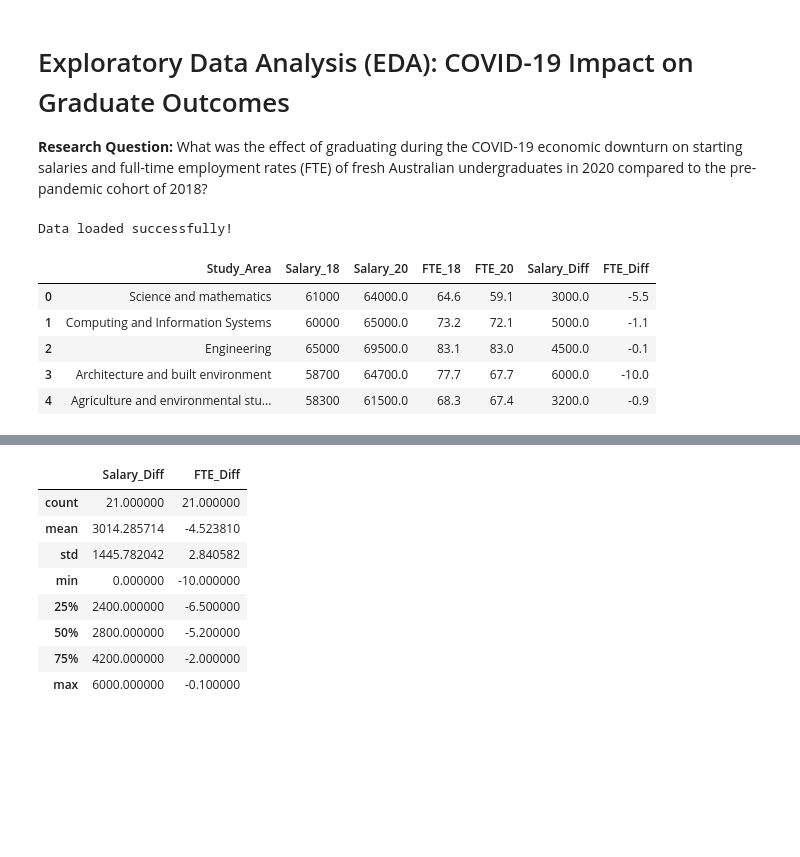
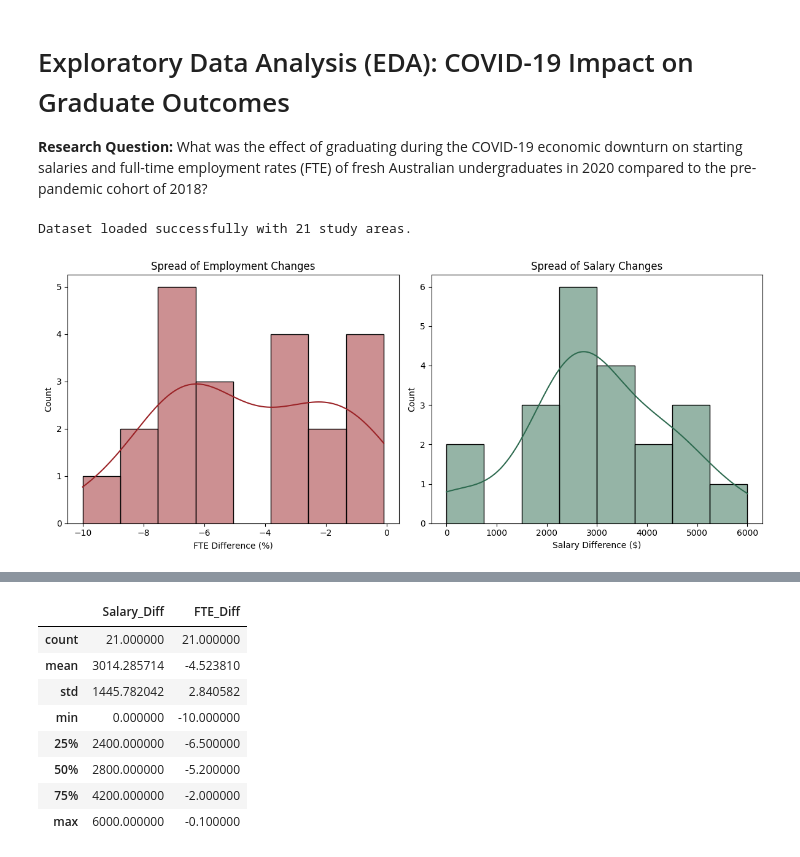
Before and after one commit to atikahtajarimim/ecc3479-project, a Jupyter notebook: code/eda_report.ipynb, the cells around one changed output, grey strips where cells are left out. Drawn from its saved outputs; the diff is of its cells as text; code cells hidden in the pictures; blank space fills up the shorter version.

```diff
--- a/code/eda_report.ipynb
+++ b/code/eda_report.ipynb
@@ -3,23 +3,45 @@
 **Research Question:** What was the effect of graduating during the COVID-19 economic downturn on starting salaries and full-time employment rates (FTE) of fresh Australian undergraduates in 2020 compared to the pre-pandemic cohort of 2018?
 # %%
 import pandas as pd
+import matplotlib.pyplot as plt
 import seaborn as sns
-import matplotlib.pyplot as plt
-import numpy as np
+from pathlib import Path
 
-# Set style
-sns.set_theme(style="whitegrid")
-plt.rcParams['figure.figsize'] = [10, 6]
+# 1. Configuration & Pathing (Makes it reproducible)
+DATA_PATH = Path("..") / "data" / "clean" / "final_pandemic_research_data.csv"
 
-# Load the cleaned dataset
-df = pd.read_csv("../data/clean/final_pandemic_research_data.csv")
-print("Data loaded successfully!")
-df.head()
+# 2. Loading and standardizing the Dataset
+df = pd.read_csv(DATA_PATH)
+
+# Remove the 'All study areas' and 'Standard deviation'
+# This ensures consistency across all charts
+excluded_rows = ['All', 'Standard deviation']
+df_analysis = df[~df['Study_Area'].isin(excluded_rows)].copy()
+
+# Ensure numeric types
+df_analysis['FTE_Diff'] = pd.to_numeric(df_analysis['FTE_Diff'])
+df_analysis['Salary_Diff'] = pd.to_numeric(df_analysis['Salary_Diff'])
+
+print(f"Dataset loaded successfully with {len(df_analysis)} study areas.")
 # %% [output]
-Data loaded successfully!
+Dataset loaded successfully with 21 study areas.
-|  | Study_Area | Salary_18 | Salary_20 | FTE_18 | FTE_20 | Salary_Diff | FTE_Diff |
-| 0 | Science and mathematics | 61000 | 64000.0 | 64.6 | 59.1 | 3000.0 | -5.5 |
-| 1 | Computing and Information Systems | 60000 | 65000.0 | 73.2 | 72.1 | 5000.0 | -1.1 |
-| 2 | Engineering | 65000 | 69500.0 | 83.1 | 83.0 | 4500.0 | -0.1 |
-| 3 | Architecture and built environment | 58700 | 64700.0 | 77.7 | 67.7 | 6000.0 | -10.0 |
-| 4 | Agriculture and environmental stu... | 58300 | 61500.0 | 68.3 | 67.4 | 3200.0 | -0.9 |
+# %%
+# Strengthening the analysis: Showing the spread of all 21 study areas
+plt.figure(figsize=(12, 5))
+
+# Plpt 1: Histogram of Employment Change
+plt.subplot(1, 2, 1)
+sns.histplot(df_analysis['FTE_Diff'], kde=True, color='#9b2226', bins=8)
+plt.title("Spread of Employment Changes")
+plt.xlabel ("FTE Difference (%)")
+
+# Plot 2: Histogram of Salary Change
+plt.subplot(1, 2, 2)
+sns.histplot(df_analysis['Salary_Diff'], kde=True, color='#2d6a4f', bins=8)
+plt.title("Spread of Salary Changes")
+plt.xlabel("Salary Difference ($)")
+
+plt.tight_layout()
+plt.show()
+# %% [output]
+[figure, added]
```
Also changed, not shown: parts of 11 cells of this notebook.
